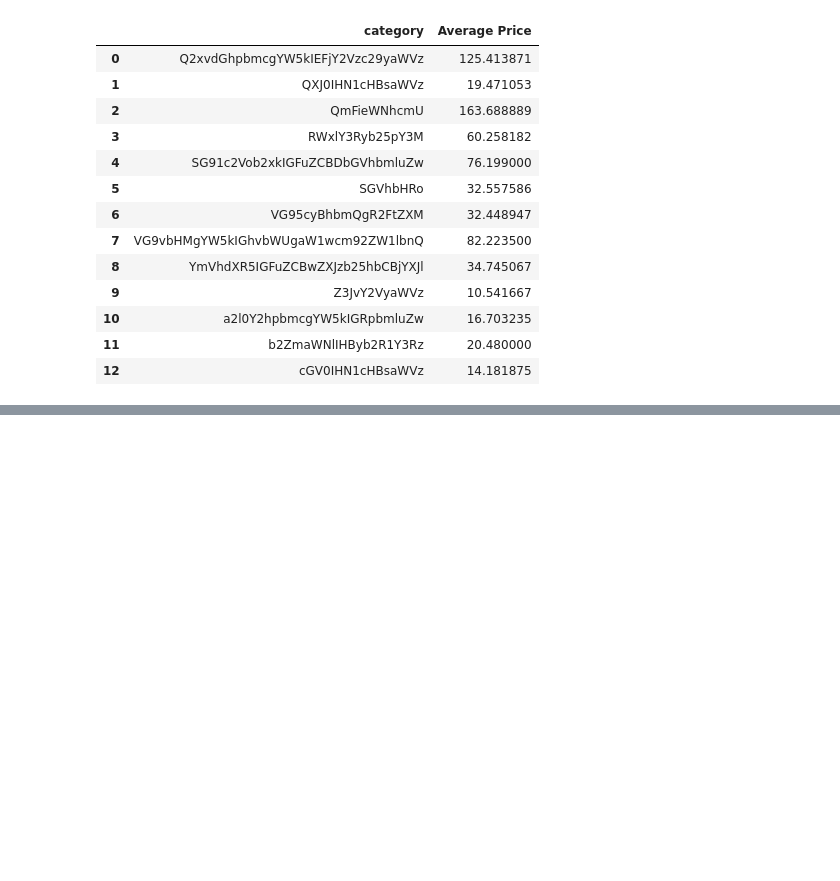
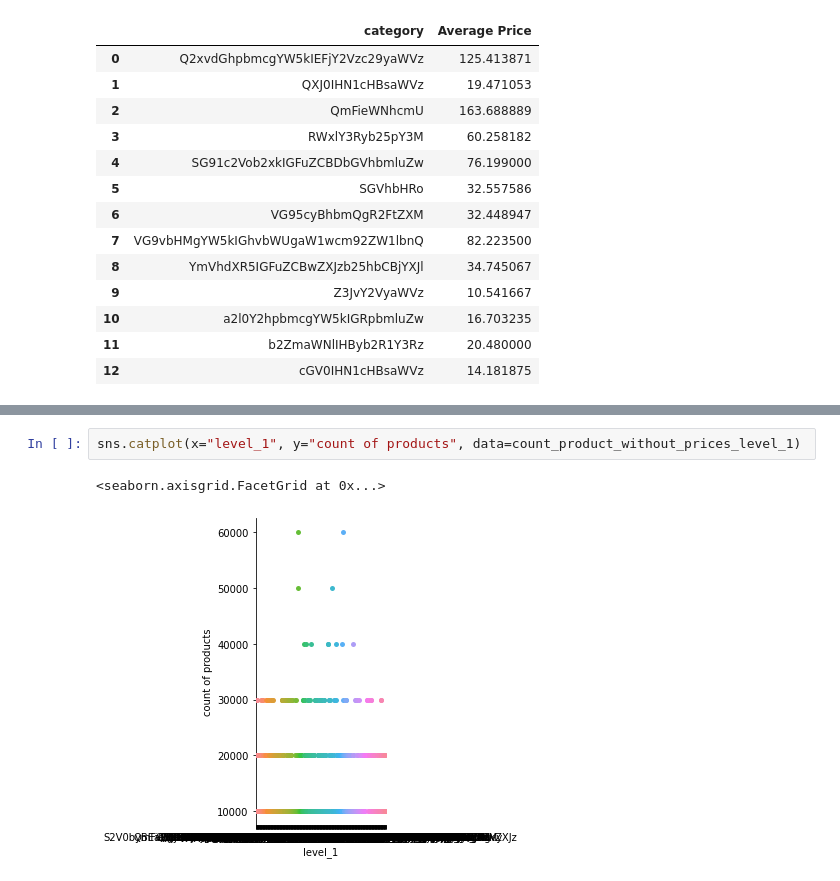
Before and after one commit to Dhananjay19161/Bezen-Data-Engineer-Assignment, a Jupyter notebook: internship.ipynb, the cells around one changed output, grey strips where cells are left out. Drawn from its saved outputs; the diff is of its cells as text; blank space fills up the shorter version.

```diff
--- a/internship.ipynb
+++ b/internship.ipynb
@@ -217,0 +304,5 @@ category_wise
+# %%
+sns.catplot(x="level_1", y="count of products", data=count_product_without_prices_level_1)
+# %% [output]
+<seaborn.axisgrid.FacetGrid at 0x...>
+[figure, added]
```
Also changed, not shown: parts of 22 cells of this notebook.
